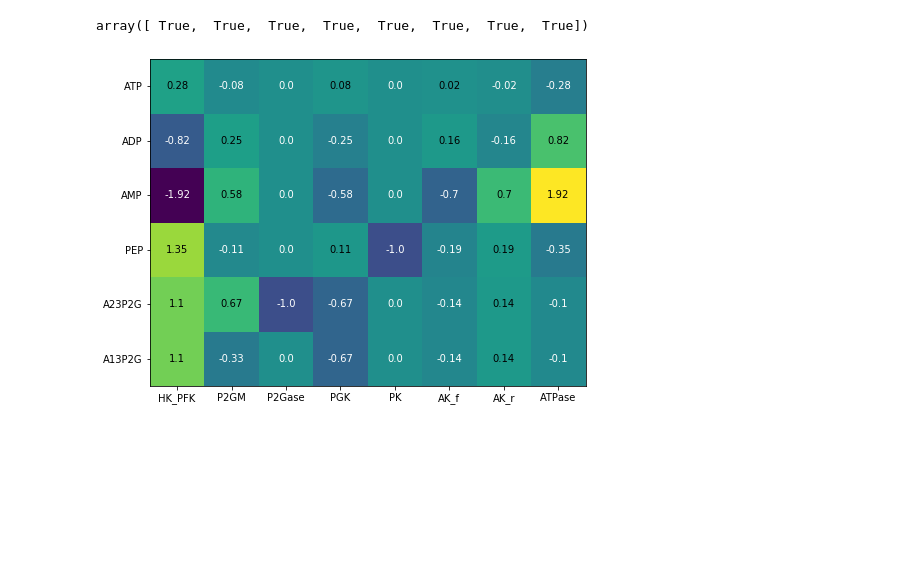
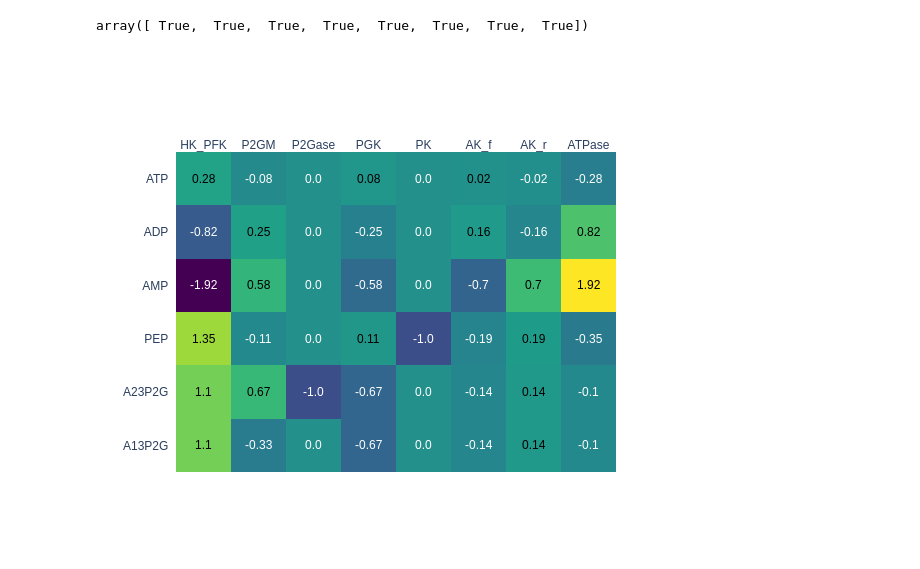
Before and after one commit to kaizu/ecell4-docs, a Jupyter notebook: en/examples/example05.ipynb, the cells around one changed output. Drawn from its saved outputs; the diff is of its cells as text; code cells hidden in the pictures; blank space fills up the shorter version.

Commit message:
Use the plotly static image by orca

```diff
--- a/en/examples/example05.ipynb
+++ b/en/examples/example05.ipynb
@@ -301,36 +301,18 @@ and
 numpy.isclose(fcc.sum(axis=1), 1)
 # %% [output]
 array([ True,  True,  True,  True,  True,  True,  True,  True])
-# %%
-%matplotlib inline
-import matplotlib
-import matplotlib.pyplot as plt
-
-z = ccc
-x = [rr.get_attribute('name') for rr in m.reaction_rules()]
-y = [sp.serial() for sp in w.list_species()]
-z_text = numpy.around(z, decimals=2)
-
-fig, ax = plt.subplots(figsize=(7, 7))
-im = ax.imshow(z)
-
-ax.set_xticks(numpy.arange(z.shape[1]))
-ax.set_yticks(numpy.arange(z.shape[0]))
-ax.set_xticklabels(x)
-ax.set_yticklabels(y)
-ax.set_xlim(-0.5, z.shape[1] - 0.5)
-ax.set_ylim(-0.5, z.shape[0] - 0.5)
-
-#plt.setp(ax.get_xticklabels(), rotation=45, ha="right",
-#         rotation_mode="anchor")
-
-for i in range(z.shape[0]):
-    for j in range(z.shape[1]):
-        c = 'w' if z_text[i, j] <= (z.min() + z.max()) * 0.5 else 'k'
-        text = ax.text(
-            j, i, z_text[i, j], ha="center", va="center", color=c)
-
-fig.tight_layout()
-plt.show()
-# %% [output]
-[figure, removed]
+# %%
+z = ccc
+x = [rr.get_attribute('name') for rr in m.reaction_rules()]
+y = [sp.serial() for sp in w.list_species()]
+z_text = numpy.around(z, decimals=2)
+
+import plotly.figure_factory
+fig = plotly.figure_factory.create_annotated_heatmap(
+    z, x=x, y=y, annotation_text=z_text, hoverinfo='z', colorscale='Viridis')
+# fig.show()
+
+from IPython.display import Image
+Image(fig.to_image(format="png", width=600, height=500, scale=1))
+# %% [output]
+[figure, added]
```
